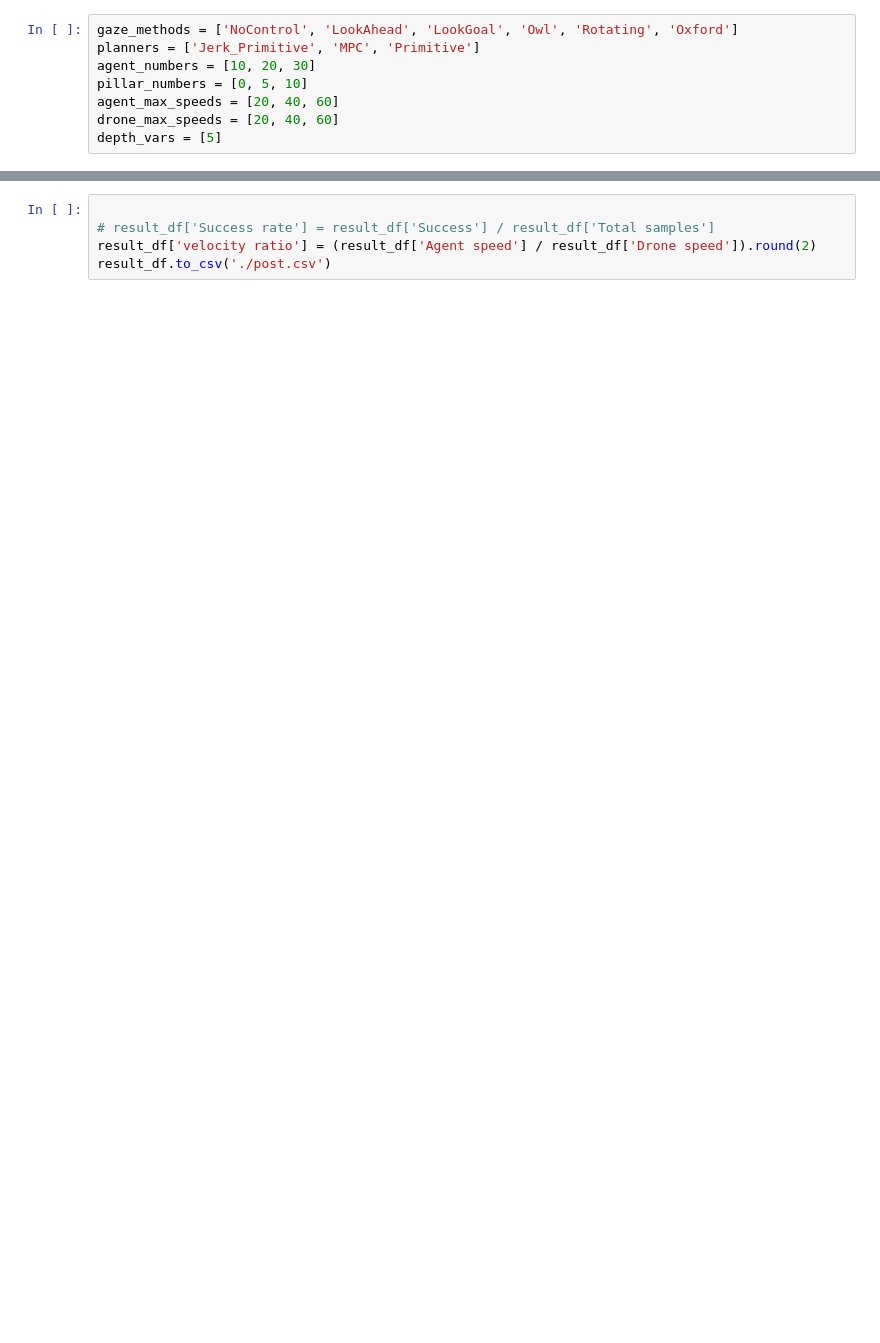
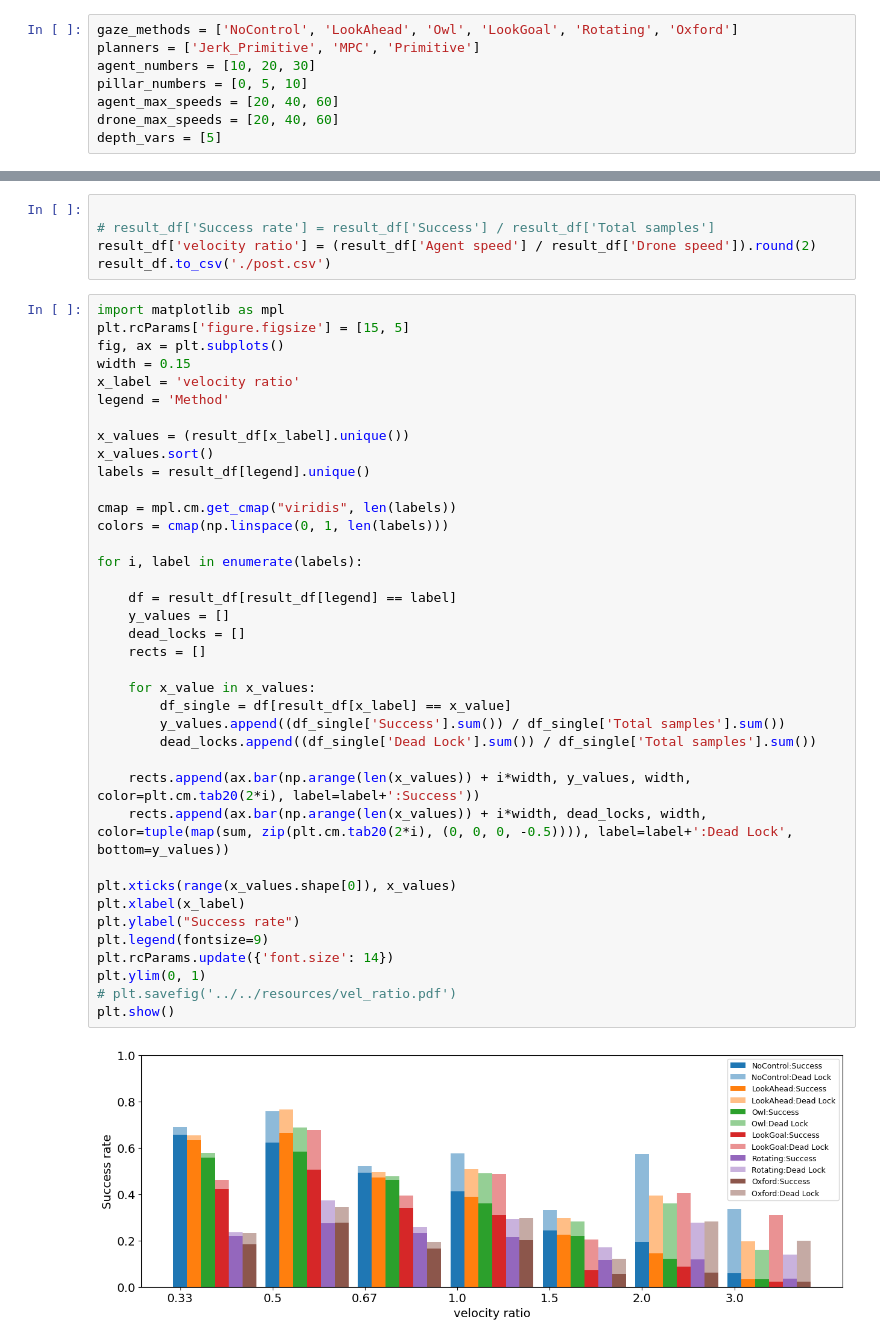
Before and after one commit to smoggy-P/gym-Drone2D-ActivePerception, a Jupyter notebook: script/result_analysis.ipynb, the cells around one changed output, grey strips where cells are left out. Drawn from its saved outputs; the diff is of its cells as text; blank space fills up the shorter version.

```diff
--- a/script/result_analysis.ipynb
+++ b/script/result_analysis.ipynb
@@ -19,5 +33,5 @@ df
 # %%
-gaze_methods = ['NoControl', 'LookAhead', 'LookGoal', 'Owl', 'Rotating', 'Oxford']
+gaze_methods = ['NoControl', 'LookAhead', 'Owl', 'LookGoal', 'Rotating', 'Oxford']
 planners = ['Jerk_Primitive', 'MPC', 'Primitive']
 agent_numbers = [10, 20, 30]
 pillar_numbers = [0, 5, 10]
@@ -79,5 +96,45 @@ for gaze_method in gaze_methods:
 # result_df['Success rate'] = result_df['Success'] / result_df['Total samples']
 result_df['velocity ratio'] = (result_df['Agent speed'] / result_df['Drone speed']).round(2)
 result_df.to_csv('./post.csv')
+# %%
+import matplotlib as mpl
+plt.rcParams['figure.figsize'] = [15, 5]
+fig, ax = plt.subplots()
+width = 0.15
+x_label = 'velocity ratio'
+legend = 'Method'
+
+x_values = (result_df[x_label].unique())
+x_values.sort()
+labels = result_df[legend].unique()
+
+cmap = mpl.cm.get_cmap("viridis", len(labels))
+colors = cmap(np.linspace(0, 1, len(labels)))
+
+for i, label in enumerate(labels):
+
+    df = result_df[result_df[legend] == label]
+    y_values = []
+    dead_locks = []
+    rects = []
+
+    for x_value in x_values:
+        df_single = df[result_df[x_label] == x_value]
+        y_values.append((df_single['Success'].sum()) / df_single['Total samples'].sum())
+        dead_locks.append((df_single['Dead Lock'].sum()) / df_single['Total samples'].sum())
+
+    rects.append(ax.bar(np.arange(len(x_values)) + i*width, y_values, width, color=plt.cm.tab20(2*i), label=label+':Success'))
+    rects.append(ax.bar(np.arange(len(x_values)) + i*width, dead_locks, width, color=tuple(map(sum, zip(plt.cm.tab20(2*i), (0, 0, 0, -0.5)))), label=label+':Dead Lock', bottom=y_values))
+
+plt.xticks(range(x_values.shape[0]), x_values)
+plt.xlabel(x_label)
+plt.ylabel("Success rate")
+plt.legend(fontsize=9)
+plt.rcParams.update({'font.size': 14})
+plt.ylim(0, 1)
+# plt.savefig('../../resources/vel_ratio.pdf')
+plt.show()
+# %% [output]
+[figure, added]
 # %%
 import matplotlib as mpl
```
Also changed, not shown: parts of 4 cells of this notebook.
